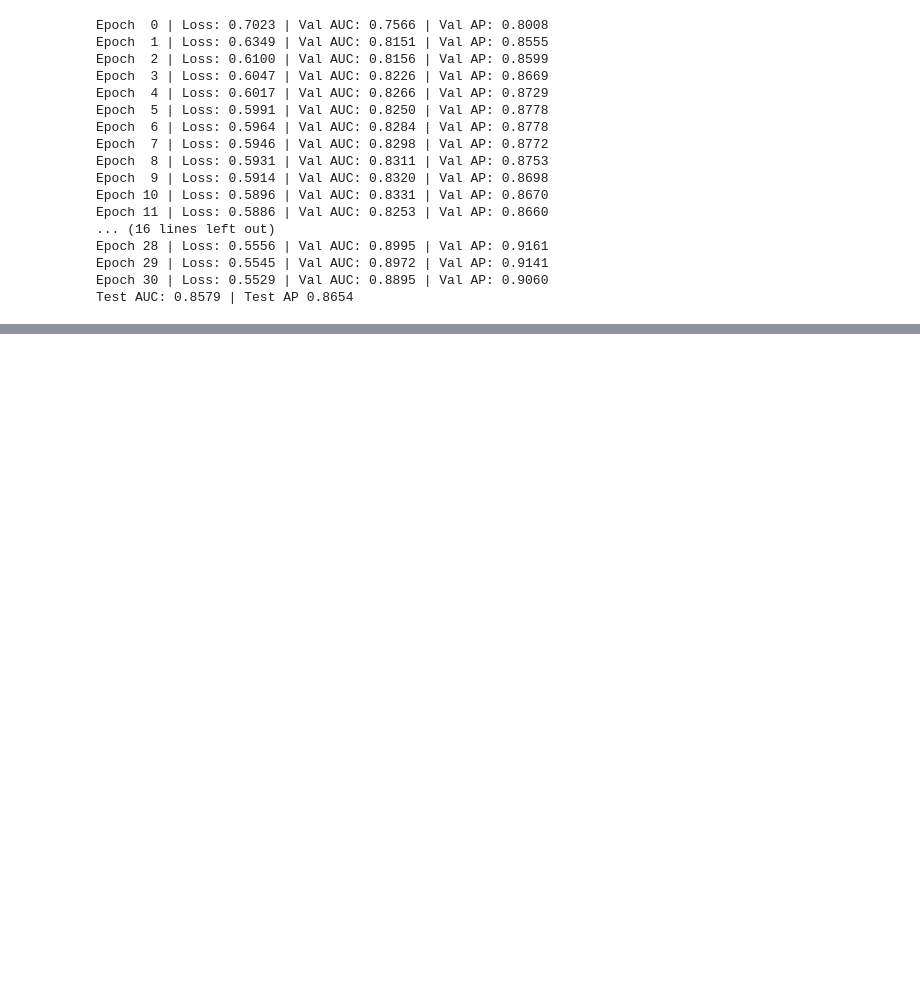
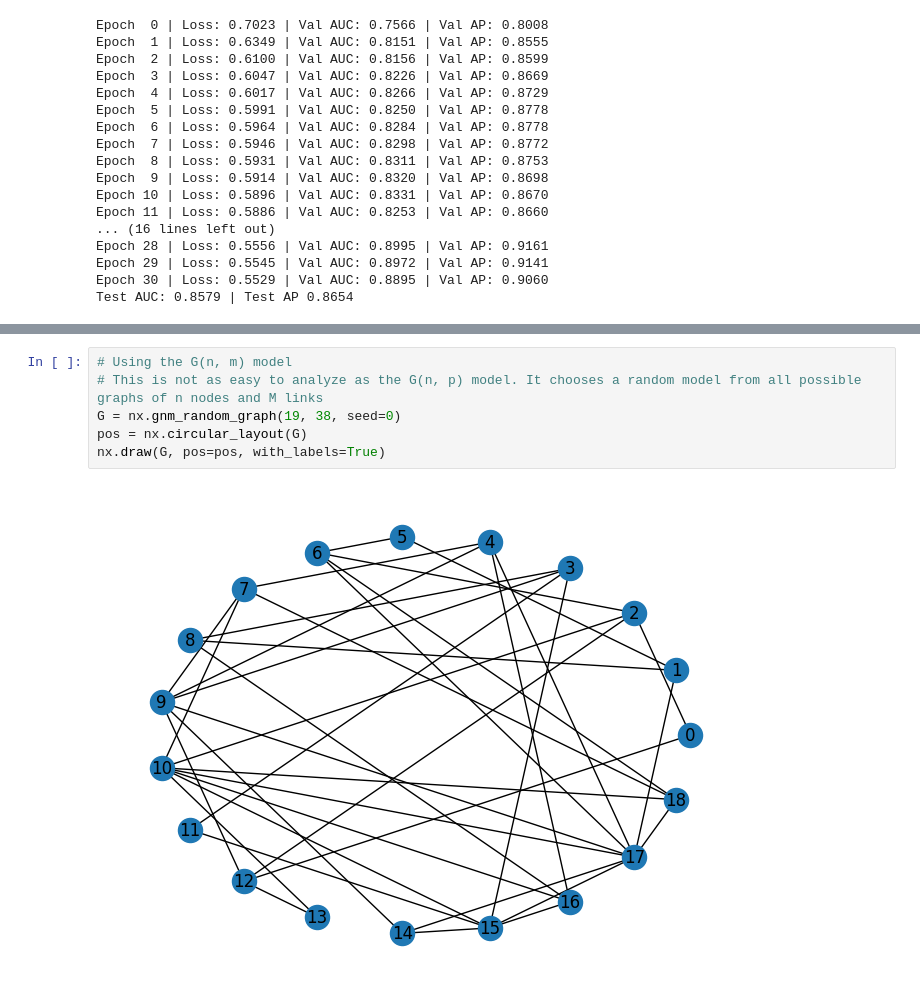
Before and after one commit to ishaanpaul98/Graph-Neural-Network, a Jupyter notebook: Learning/Hands On With GNNs/Part 3/part_3.ipynb, the cells around one changed output, grey strips where cells are left out. Cells and saved outputs as stored; diff of their text form; blank space fills up the shorter version.

```diff
--- a/Learning/Hands On With GNNs/Part 3/part_3.ipynb
+++ b/Learning/Hands On With GNNs/Part 3/part_3.ipynb
@@ -908,0 +925,8 @@ Test AUC: 0.8579 | Test AP 0.8654
+# %%
+# Using the G(n, m) model
+# This is not as easy to analyze as the G(n, p) model. It chooses a random model from all possible graphs of n nodes and M links
+G = nx.gnm_random_graph(19, 38, seed=0)
+pos = nx.circular_layout(G)
+nx.draw(G, pos=pos, with_labels=True)
+# %% [output]
+[figure, added]
```
Also changed, not shown: parts of 7 cells of this notebook.
